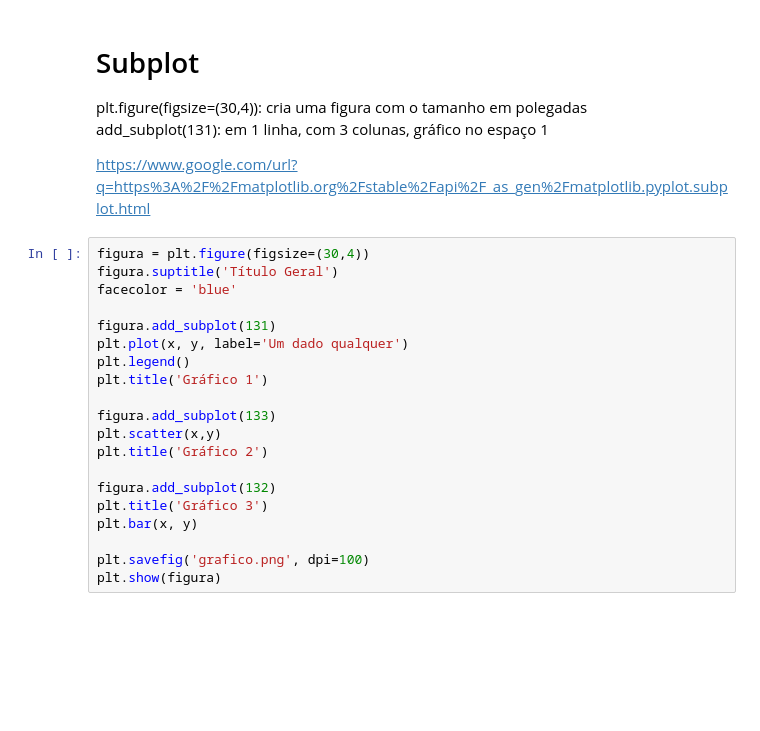
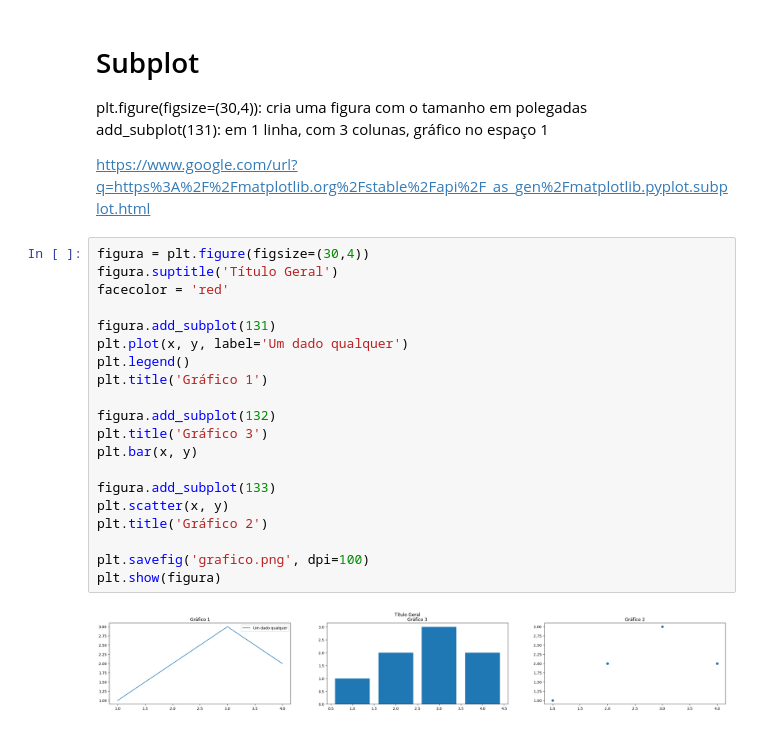
Before and after one commit to ggsv06/Condominio, a Jupyter notebook: notas/matplotlib_cartilha.ipynb, the cells around one changed output. Drawn from its saved outputs; the diff is of its cells as text; blank space fills up the shorter version.

Commit message:
Gráficos PDF

```diff
--- a/notas/matplotlib_cartilha.ipynb
+++ b/notas/matplotlib_cartilha.ipynb
@@ -86,20 +100,22 @@ https://www.google.com/url?q=https%3A%2F%2Fmatplotlib.org%2Fstable%2Fapi%2F_as_g
 # %%
 figura = plt.figure(figsize=(30,4))
 figura.suptitle('Título Geral')
-facecolor = 'blue'
+facecolor = 'red'
 
 figura.add_subplot(131)
 plt.plot(x, y, label='Um dado qualquer')
 plt.legend()
 plt.title('Gráfico 1')
 
-figura.add_subplot(133)
-plt.scatter(x,y)
-plt.title('Gráfico 2')
-
 figura.add_subplot(132)
 plt.title('Gráfico 3')
 plt.bar(x, y)
 
+figura.add_subplot(133)
+plt.scatter(x, y)
+plt.title('Gráfico 2')
+
 plt.savefig('grafico.png', dpi=100)
 plt.show(figura)
+# %% [output]
+[figure, added]
```
Also changed, not shown: parts of 7 cells of this notebook, 14 other files.
